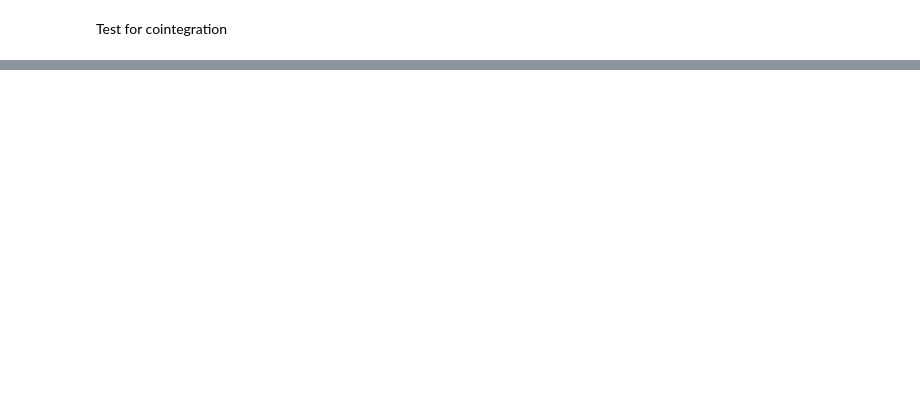
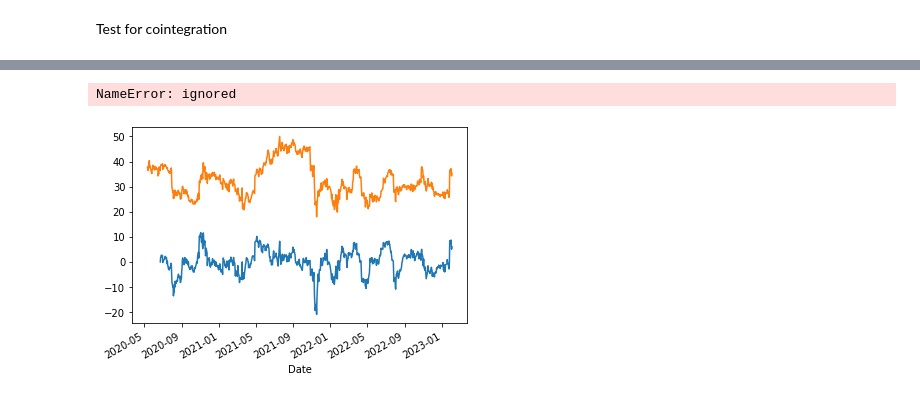
Before and after one commit to SiraDD/Monte-Carlo-Options, a Jupyter notebook: Pair_trading_research.ipynb, the cells around one changed output, grey strips where cells are left out. Saved outputs shown, nothing was run; the diff lists cells and outputs as text; code cells hidden in the pictures; blank space fills up the shorter version.

```diff
--- a/Pair_trading_research.ipynb
+++ b/Pair_trading_research.ipynb
@@ -77,0 +91,6 @@ p_value
+# %%
+from statsmodels.regression.rolling import RollingOLS
+rolling_beta = RollingOLS(X2, X1, window=30).fit()
+rbeta = rolling_beta.params
+rbeta = rbeta[symbol_list[0]]
+rbeta
@@ -77,0 +111,12 @@ p_value
+# %%
+spread = X2 - rbeta*X1
+plt.plot(spread.index, spread.values)
+Z.plot()
+
+#spread_mavg1 = pd.rolling_mean(spread, window=1)
+spread_mavg1.name = 'spread 1d mavg'
+#spread_mavg30 = pd.rolling_mean(spread, window=30)
+spread_mavg30.name = 'spread 30d mavg'
+# %% [output]
+NameError: ignored
+[figure, added]
```
Also changed, not shown: parts of 10 cells of this notebook.
